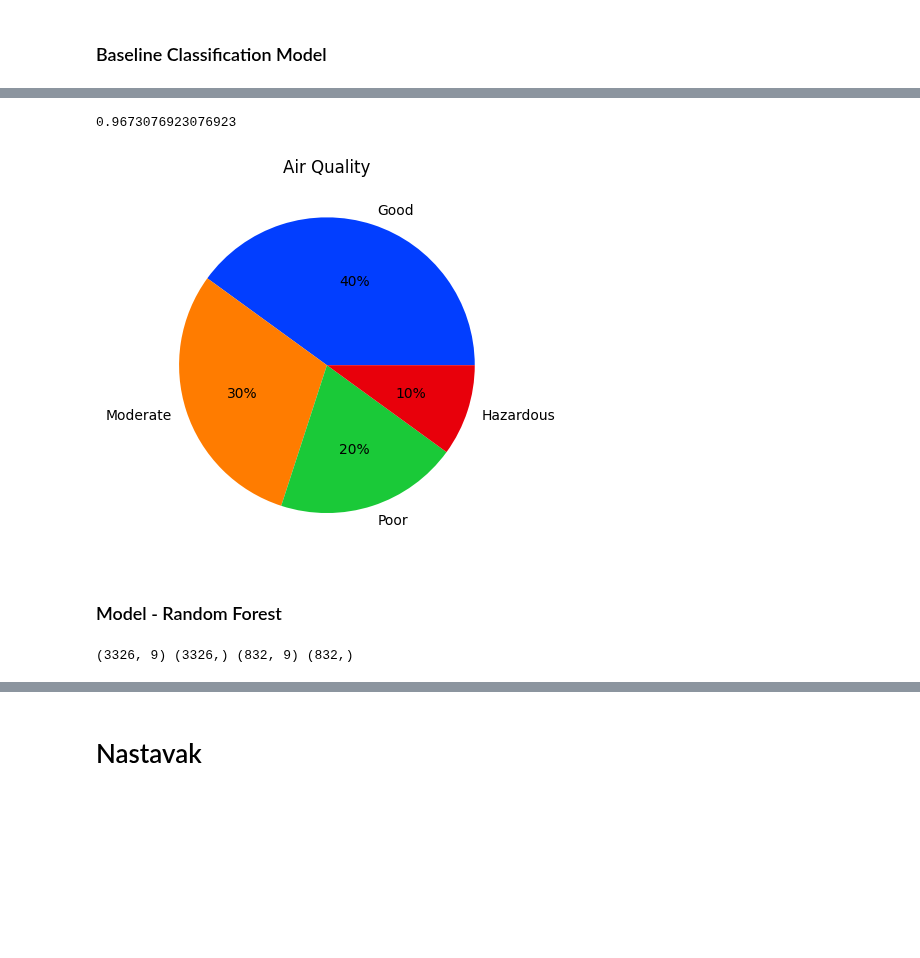
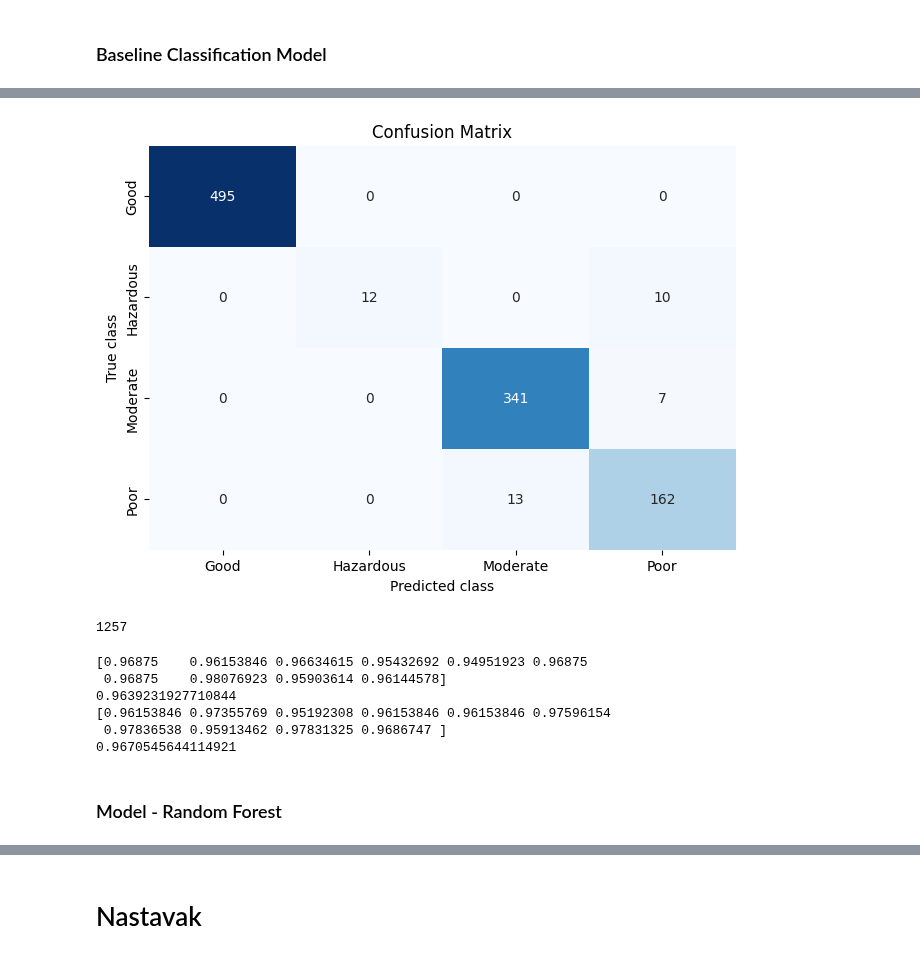
Before and after one commit to markoandjel/MachineLearning, a Jupyter notebook: Projekat I/main.ipynb, the cells around one changed output, grey strips where cells are left out. Saved outputs shown, nothing was run; the diff lists cells and outputs as text; code cells hidden in the pictures; blank space fills up the shorter version.

```diff
--- a/Projekat I/main.ipynb
+++ b/Projekat I/main.ipynb
@@ -169,18 +192,47 @@ dummy.score(features_test,target_test)
+# %%
+from sklearn.metrics import confusion_matrix
+
+def createConfusionMatrix(target_test,target_predicted):
+    matrix = confusion_matrix(np.asarray(target_test),np.asarray(target_predicted))
+    class_names=encoder.inverse_transform([0,1,2,3])
+    dataframe=pd.DataFrame(matrix,index=class_names,columns=class_names)
+    seaborn.heatmap(data=dataframe,annot=True,cbar=None,cmap='Blues',fmt='.0f')
+    plt.title("Confusion Matrix"),plt.tight_layout()
+    plt.ylabel("True class"), plt.xlabel("Predicted class")
+    plt.show()
 # %%
 from sklearn.ensemble import RandomForestClassifier
-classifier=RandomForestClassifier()
-classifier.fit(features_train,target_train)
-classifier.score(features_test,target_test)
+randomForest=RandomForestClassifier()
+t= randomForest.fit(features_train,target_train).predict(features_test)
+randomForest.score(features_test,target_test)
+createConfusionMatrix(target_test,t)
+print(t.sum())
 # %% [output]
+[figure, added]
-0.9673076923076923
+1257
-# %%
-a=target_test.value_counts()
-palette_color = seaborn.color_palette('bright') #Seaborn paleta boja
-plt.pie(air_quality.values, labels=encoder.inverse_transform(a.index), colors=palette_color, autopct='%.0f%%')
-plt.title("Air Quality")
-plt.show()
-# %% [output]
-[figure, removed]
+# %%
+from sklearn.pipeline import make_pipeline
+from sklearn.preprocessing import StandardScaler
+from sklearn.model_selection import StratifiedKFold,KFold,cross_val_score
+
+standazier=StandardScaler()
+
+pipeline=make_pipeline(randomForest)
+kf=KFold(n_splits=10,shuffle=True,random_state=1)
+skf=StratifiedKFold(n_splits=10,shuffle=True,random_state=1)
+cv_results_kf=cross_val_score(pipeline,features,target,cv=kf,scoring='accuracy',n_jobs=-1)
+cv_results_skf=cross_val_score(pipeline,features,target,cv=skf,scoring='accuracy',n_jobs=-1)
+print(cv_results_kf)
+print(cv_results_kf.mean())
+print(cv_results_skf)
+print(cv_results_skf.mean())
+# %% [output]
+[0.96875    0.96153846 0.96634615 0.95432692 0.94951923 0.96875
+ 0.96875    0.98076923 0.95903614 0.96144578]
+0.9639231927710844
+[0.96153846 0.97355769 0.95192308 0.96153846 0.96153846 0.97596154
+ 0.97836538 0.95913462 0.97831325 0.9686747 ]
+0.9670545644114921
 # %% [markdown]
 ### Model - Random Forest
 # %%
@@ -188,9 +240,6 @@ from sklearn.model_selection import train_test_split
 x=df.drop(columns='Air Quality')
 y=df['Air Quality']
 x_train,x_test,y_train,y_test=train_test_split(x,y,test_size=0.2,random_state=20)
-print(x_train.shape,y_train.shape,x_test.shape,y_test.shape)
-# %% [output]
-(3326, 9) (3326,) (832, 9) (832,)
 # %%
 from sklearn.ensemble import RandomForestClassifier
 from sklearn.model_selection import RandomizedSearchCV
```
Also changed, not shown: parts of 4 cells of this notebook.
